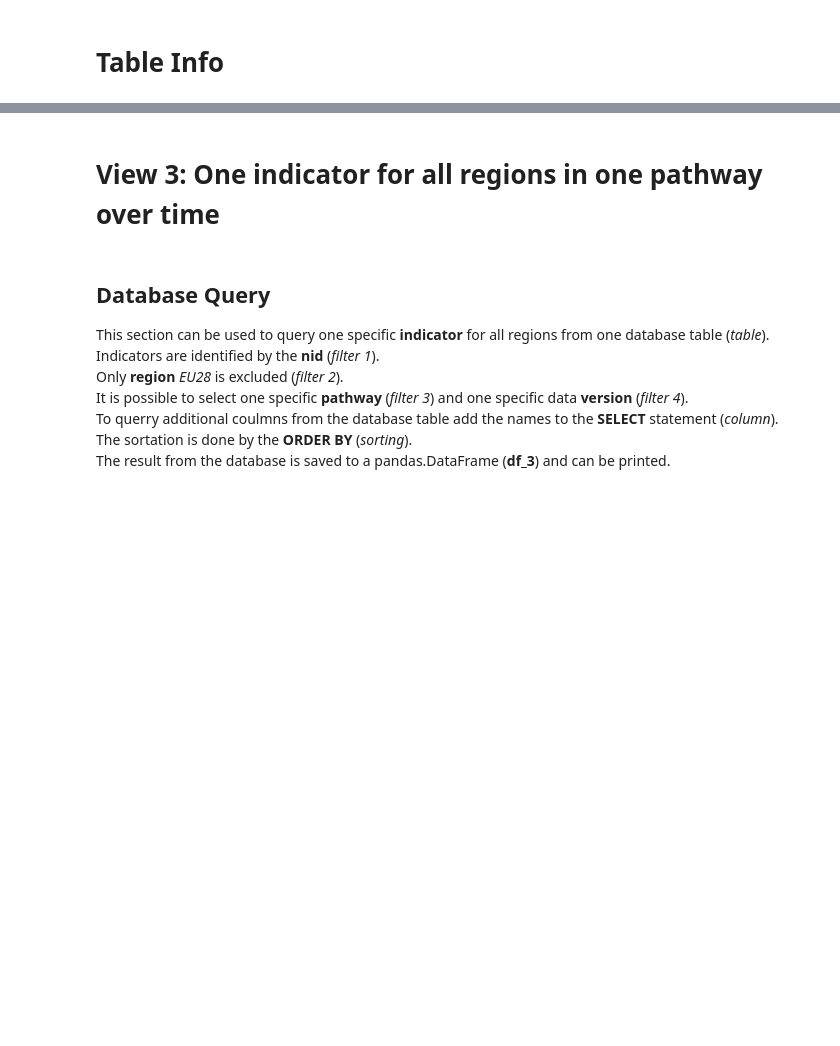
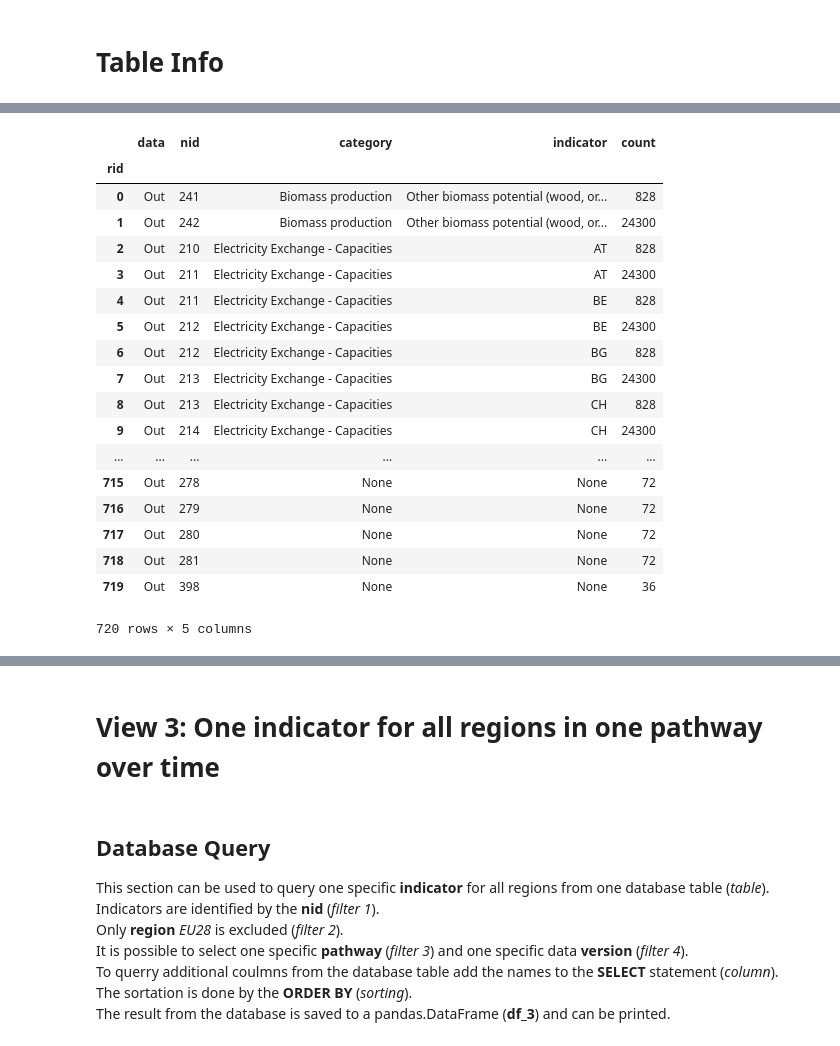
Before and after one commit to ReeemProject/reeem_db, a Jupyter notebook: database_views/reeem_jupyter/reeem_db_plot_OSeMBE.ipynb, the cells around one changed output, grey strips where cells are left out. Saved outputs shown, nothing was run; the diff lists cells and outputs as text; code cells hidden in the pictures; blank space fills up the shorter version.

```diff
--- a/database_views/reeem_jupyter/reeem_db_plot_OSeMBE.ipynb
+++ b/database_views/reeem_jupyter/reeem_db_plot_OSeMBE.ipynb
@@ -252,0 +270,35 @@ df_meta
+# %%
+# Indicators
+column = 'nid,category,indicator' # id, pathway, version, region, year, indicator, category, value, unit
+sql = text("""
+    SELECT  'In' AS data, {3}, count(*) AS count
+    FROM    {0}.{1}
+    GROUP BY {3}
+    UNION ALL
+    SELECT  'Out' AS data, {3}, count(*) AS count
+    FROM    {0}.{2}
+    GROUP BY {3}
+    ORDER BY category, indicator, nid; """.format(schema, table_in, table_out, column))
+df_nind = pd.read_sql_query(sql, con)
+df_nind.index.names = ['rid']
+df_nind
+# %% [output]
+|  | data | nid | category | indicator | count |
+| rid |  |  |  |  |  |
+| 0 | Out | 241 | Biomass production | Other biomass potential (wood, or... | 828 |
+| 1 | Out | 242 | Biomass production | Other biomass potential (wood, or... | 24300 |
+| 2 | Out | 210 | Electricity Exchange - Capacities | AT | 828 |
+| 3 | Out | 211 | Electricity Exchange - Capacities | AT | 24300 |
+| 4 | Out | 211 | Electricity Exchange - Capacities | BE | 828 |
+| 5 | Out | 212 | Electricity Exchange - Capacities | BE | 24300 |
+| 6 | Out | 212 | Electricity Exchange - Capacities | BG | 828 |
+| 7 | Out | 213 | Electricity Exchange - Capacities | BG | 24300 |
+| 8 | Out | 213 | Electricity Exchange - Capacities | CH | 828 |
+| 9 | Out | 214 | Electricity Exchange - Capacities | CH | 24300 |
+| ... | ... | ... | ... | ... | ... |
+| 715 | Out | 278 | None | None | 72 |
+| 716 | Out | 279 | None | None | 72 |
+| 717 | Out | 280 | None | None | 72 |
+| 718 | Out | 281 | None | None | 72 |
+| 719 | Out | 398 | None | None | 36 |
+720 rows × 5 columns
```
Also changed, not shown: parts of 58 cells of this notebook.
